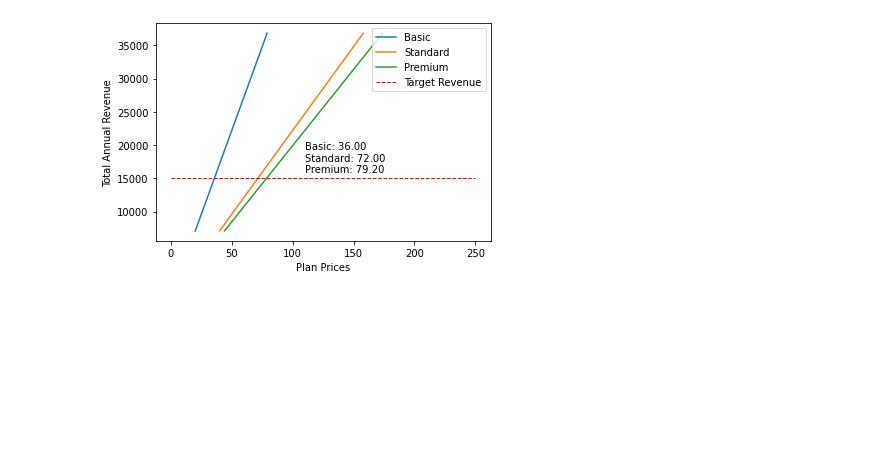
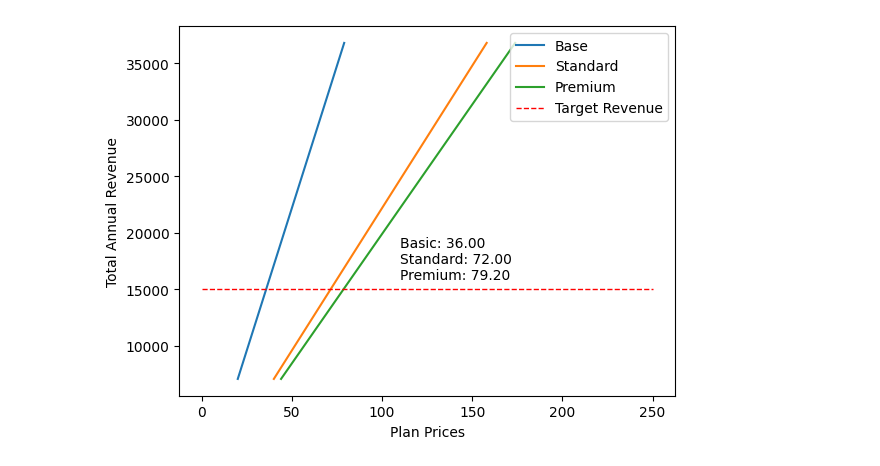
Before and after one commit to jschumme/MBA-Assignments-Code, a Jupyter notebook: Digital Pricing/main.ipynb, the cells around one changed output. Cells and saved outputs as stored; diff of their text form; code cells hidden in the pictures; blank space fills up the shorter version.

```diff
--- a/Digital Pricing/main.ipynb
+++ b/Digital Pricing/main.ipynb
@@ -40,35 +40,35 @@ for i in range(20, 80):
     total_costs =  (num_basic_users + num_standard_users + num_premium_users) * 12 * variable_costs_per_user
 
     # total profit is the sum of revenues minus the total costs
     total_revenue = ((basic_revenue + standard_revenue + premium_revenue) * 12) - total_costs
 
     # add basic, standard, and premium prices, and total profit to lists
     basic_prices.append(basic_price)
     standard_prices.append(standard_price)
     premium_prices.append(premium_price)
     total_revenues.append(total_revenue)
 
 # find the index of the point where total revenue is closest to the target revenue
 differences = [abs(revenue - target_revenue) for revenue in total_revenues]
 min_difference = min(differences)
 index = differences.index(min_difference)
 
 # plot the results
 plt.plot(basic_prices, total_revenues)
 plt.plot(standard_prices, total_revenues)
 plt.plot(premium_prices, total_revenues)
 
 # add horizontal line at y=30000
 plt.hlines(y=target_revenue, xmin=0, xmax=250, color='red', linewidth=1, linestyle='--')
 plt.text(x=110, y=target_revenue*1.06, s=f'Basic: {basic_prices[index]:.2f} \nStandard: {standard_prices[index]:.2f}  \nPremium: {premium_prices[index]:.2f}')
 
 plt.xlabel('Plan Prices')
 plt.ylabel('Total Annual Revenue')
-plt.legend(['Basic', 'Standard', 'Premium', 'Target Revenue'], loc='upper right')
+plt.legend(['Base', 'Standard', 'Premium', 'Target Revenue'], loc='upper right')
 
 plt.show()
 # %% [output]
-[figure, old version]
+[figure, new version]
 # %%
 import matplotlib.pyplot as plt
 
```
Also changed, not shown: parts of 1 cell of this notebook.
